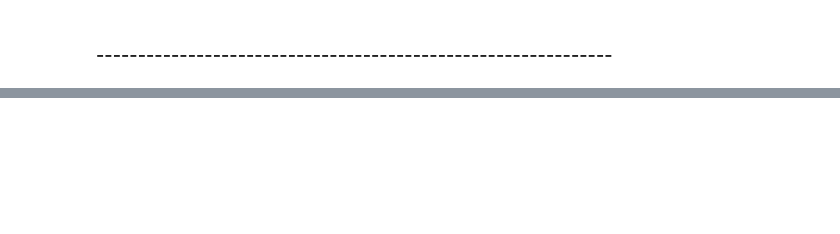
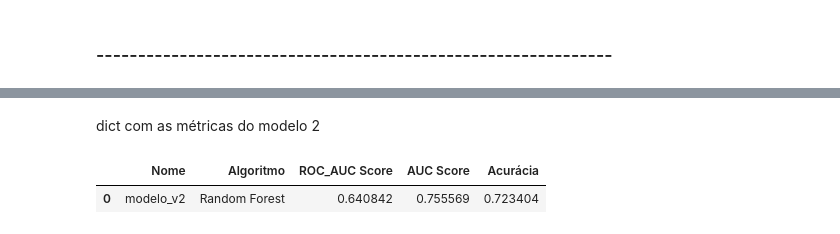
Before and after one commit to alyssonmontovanelli/formacao_dataScience_DSA, a Jupyter notebook: 01_bigData_RealTime_Python_Spark/cap09_Machine_Learning/Mini_Projeto.ipynb, the cells around one changed output, grey strips where cells are left out. Cells and saved outputs as stored; diff of their text form; code cells hidden in the pictures; blank space fills up the shorter version.

```diff
--- a/01_bigData_RealTime_Python_Spark/cap09_Machine_Learning/Mini_Projeto.ipynb
+++ b/01_bigData_RealTime_Python_Spark/cap09_Machine_Learning/Mini_Projeto.ipynb
@@ -696,0 +882,7 @@ para o ponto de dado 16, classe real = 1, classe prevista = 0, probabilidade pre
+# %%
+# Curva ROC nso dados e previsões em teste
+fpr_v2, tpr_v2, thresholds = roc_curve(y_teste, y_pred_proba_v2)
+# %%
+# AUC em teste
+auc_v2 = auc(fpr_v2, tpr_v2)
+print(auc_v2)
@@ -696,0 +891,4 @@ para o ponto de dado 16, classe real = 1, classe prevista = 0, probabilidade pre
+# %%
+# Acurácia em teste
+acuracia_v2 = accuracy_score(y_teste, y_pred_v2)
+print(acuracia_v2)
@@ -696,0 +931,16 @@ para o ponto de dado 16, classe real = 1, classe prevista = 0, probabilidade pre
+# %% [markdown]
+dict com as métricas do modelo 2
+# %%
+dict_modelo_v2 = {
+    'Nome': ['modelo_v2'],
+    'Algoritmo': ['Random Forest'],
+    'ROC_AUC Score': [roc_auc_v2],
+    'AUC Score': [auc_v2],
+    'Acurácia':[acuracia_v2]
+}
+# %%
+df_modelos_ML2 = pd.DataFrame(dict_modelo_v2)
+df_modelos_ML2
+# %% [output]
+|  | Nome | Algoritmo | ROC_AUC Score | AUC Score | Acurácia |
+| 0 | modelo_v2 | Random Forest | 0.640842 | 0.755569 | 0.723404 |
```
Also changed, not shown: parts of 52 cells of this notebook, 4 other files.
